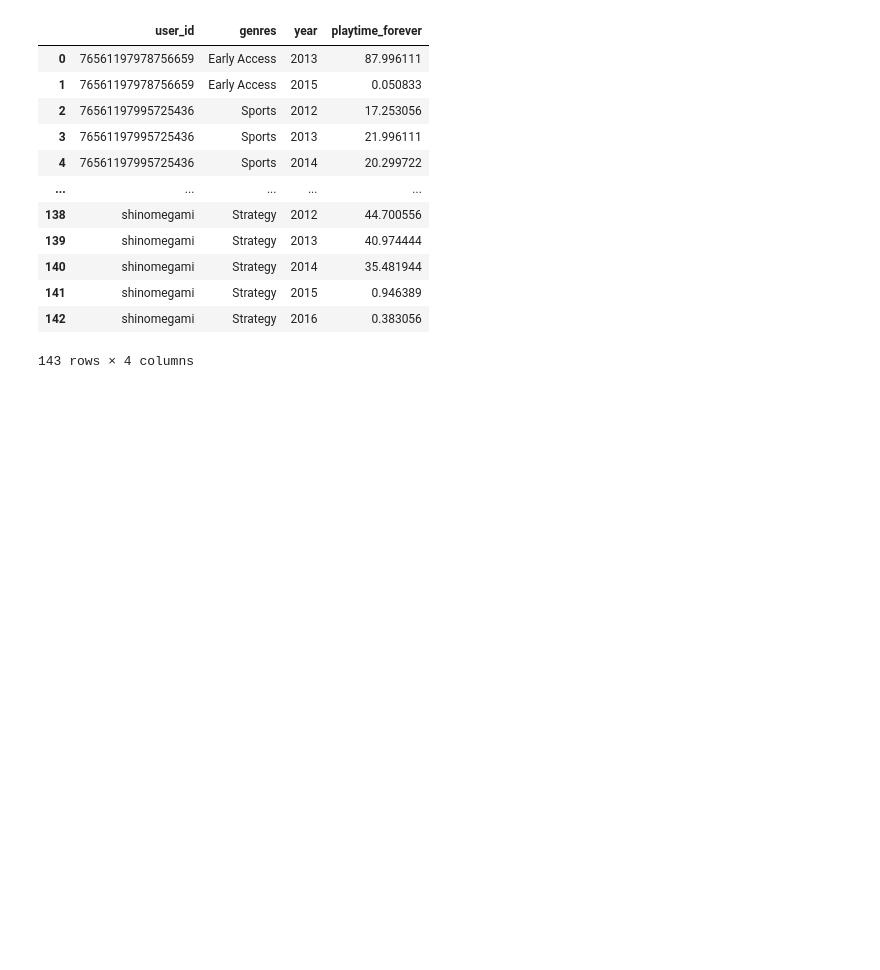
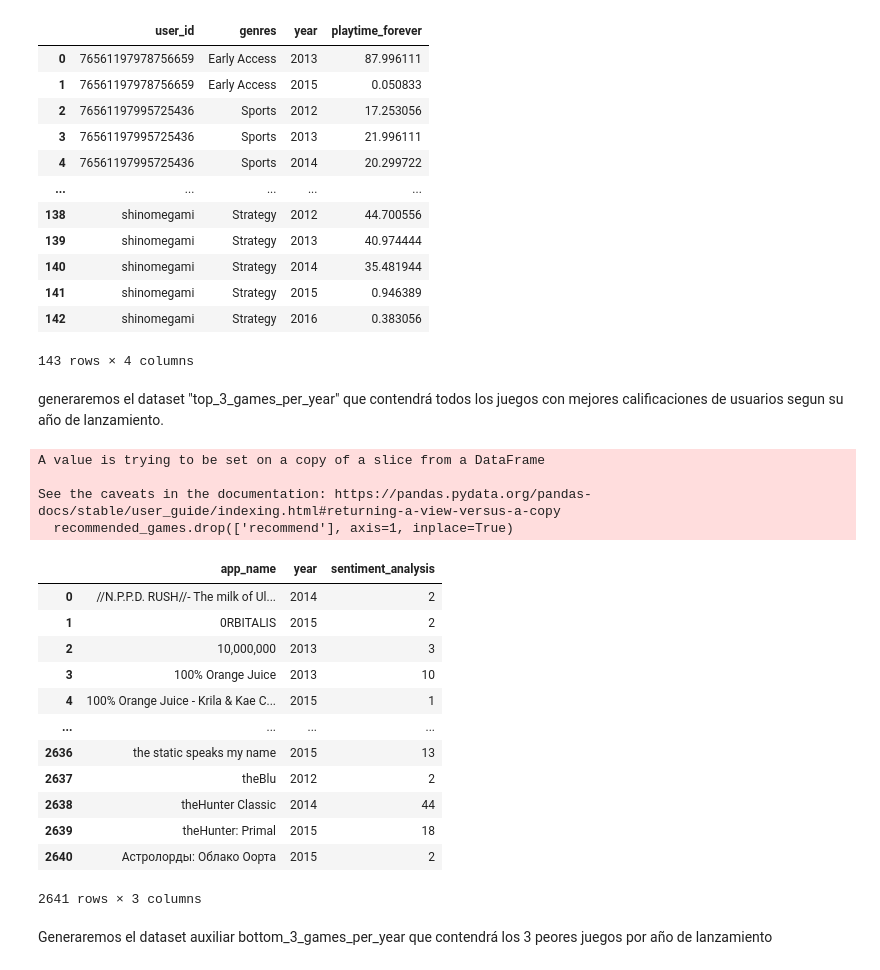
Before and after one commit to FabianRecalde/MachineLearning_Steam, a Jupyter notebook: datasets_auxiliares.ipynb, the cells around one changed output. Saved outputs shown, nothing was run; the diff lists cells and outputs as text; code cells hidden in the pictures; blank space fills up the shorter version.

Commit message:
correccion de funciones y datasets auxiliares

```diff
--- a/datasets_auxiliares.ipynb
+++ b/datasets_auxiliares.ipynb
@@ -208,3 +212,51 @@ user_total_playtime_general
 143 rows × 4 columns
 # %%
 user_total_playtime_general.to_parquet('user_total_playtime_general.parquet')
+# %% [markdown]
+generaremos el dataset "top_3_games_per_year" que contendrá todos los juegos con mejores calificaciones de usuarios segun su año de lanzamiento.
+# %%
+# Realizar un left merge entre user_reviews y steam_games
+merged_data_usersRecommend = pd.merge(user_reviews[['item_id', 'recommend', 'sentiment_analysis']],
+                        steam_games[['id', 'app_name', 'release_date']],
+                        left_on='item_id',
+                        right_on='id',
+                        how='left')
+# Eliminando columnas innecesarias y datos nulos
+merged_data_usersRecommend.drop(['id', 'item_id'], axis=1, inplace=True)
+merged_data_usersRecommend = merged_data_usersRecommend.dropna(subset=['release_date'])
+
+# Extraer el año de la columna "release_date"
+merged_data_usersRecommend['year'] = merged_data_usersRecommend['release_date'].str.extract(r'(\d{4})|(\w{3}\s(\d{4}))')[0].fillna(merged_data_usersRecommend['release_date'].str.extract(r'(\d{4})|(\w{3}\s(\d{4}))')[2])
+
+# Eliminando columnas innecesarias
+merged_data_usersRecommend.drop(['release_date'], axis=1, inplace=True)
+
+# Filtrar los juegos recomendados con sentiment_analysis de 1 o 2
+recommended_games = merged_data_usersRecommend[(merged_data_usersRecommend['recommend'] == True) &
+                                (merged_data_usersRecommend['sentiment_analysis'].isin([1, 2]))]
+
+# Eliminando columnas innecesarias
+recommended_games.drop(['recommend'], axis=1, inplace=True)
+
+# Agrupar por app_name y sumar los valores de sentiment_analysis
+grouped = recommended_games.groupby(['app_name','year'])['sentiment_analysis'].sum().reset_index()
+
+grouped
+# %% [output]
+A value is trying to be set on a copy of a slice from a DataFrame
+
+See the caveats in the documentation: https://pandas.pydata.org/pandas-docs/stable/user_guide/indexing.html#returning-a-view-versus-a-copy
+  recommended_games.drop(['recommend'], axis=1, inplace=True)
+|  | app_name | year | sentiment_analysis |
+| 0 | //N.P.P.D. RUSH//- The milk of Ul... | 2014 | 2 |
+| 1 | 0RBITALIS | 2015 | 2 |
+| 2 | 10,000,000 | 2013 | 3 |
+| 3 | 100% Orange Juice | 2013 | 10 |
+| 4 | 100% Orange Juice - Krila & Kae C... | 2015 | 1 |
+| ... | ... | ... | ... |
+| 2636 | the static speaks my name | 2015 | 13 |
+| 2637 | theBlu | 2012 | 2 |
+| 2638 | theHunter Classic | 2014 | 44 |
+| 2639 | theHunter: Primal | 2015 | 18 |
+| 2640 | Астролорды: Облако Оорта | 2015 | 2 |
+2641 rows × 3 columns
@@ -210,0 +272,2 @@ user_total_playtime_general.to_parquet('user_total_playtime_general.parquet')
+# %% [markdown]
+Generaremos el dataset auxiliar bottom_3_games_per_year que contendrá los 3 peores juegos por año de lanzamiento
```
Also changed, not shown: parts of 9 cells of this notebook, 4 other files.
